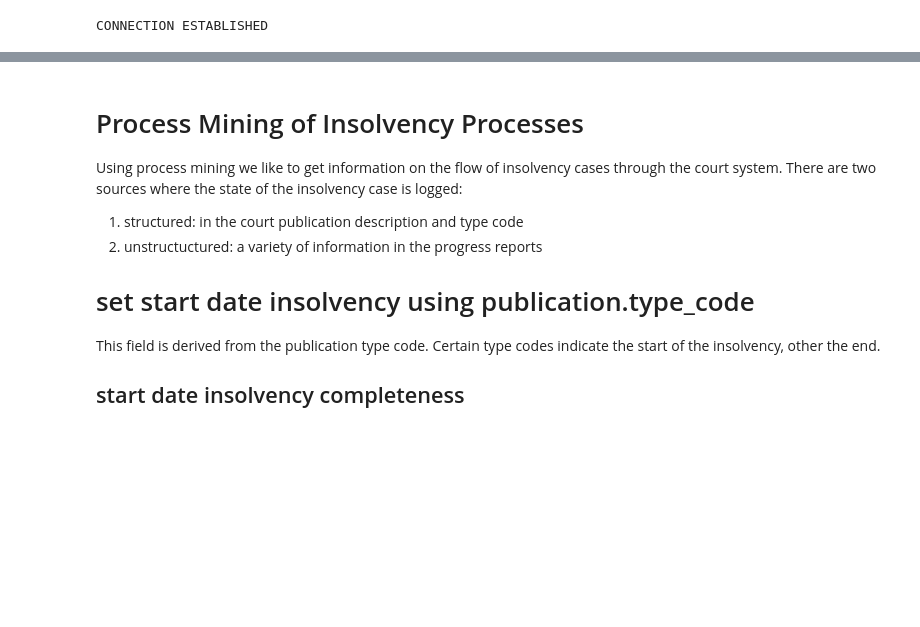
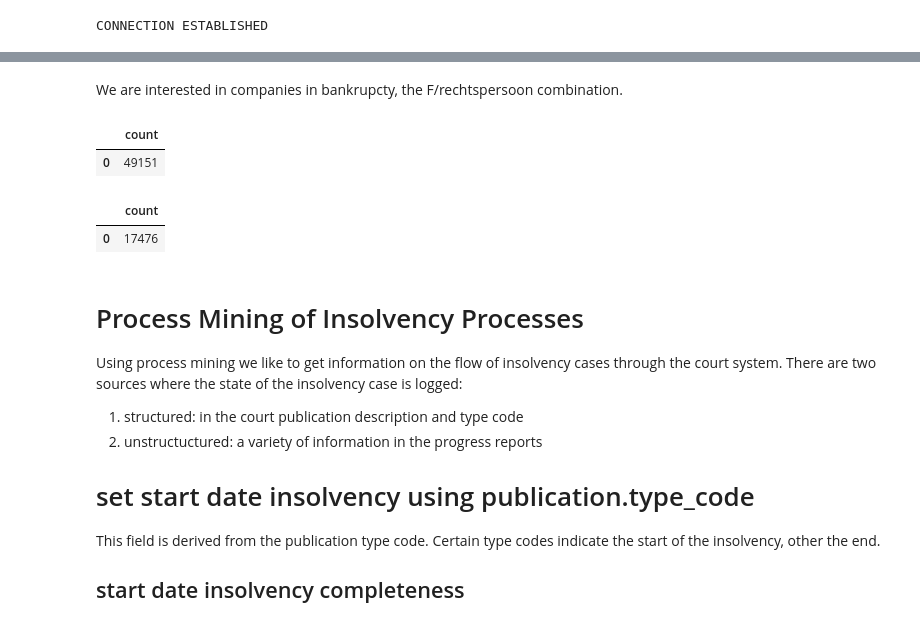
Before and after one commit to quantleap/is-ds-thesis, a Jupyter notebook: notebooks/Insolvents - dataset description.ipynb, the cells around one changed output, grey strips where cells are left out. Drawn from its saved outputs; the diff is of its cells as text; code cells hidden in the pictures; blank space fills up the shorter version.

```diff
--- a/notebooks/Insolvents - dataset description.ipynb
+++ b/notebooks/Insolvents - dataset description.ipynb
@@ -30,3 +54,19 @@ CONNECTION ESTABLISHED
+# %% [markdown]
+We are interested in companies in bankrupcty, the F/rechtspersoon combination.
+# %%
+# use views that filter F/rechtspersoon
+sql = """select count(*) from company_bankrupt_insolvents_view;"""
+pd.read_sql(sql, con)
+# %% [output]
+|  | count |
+| 0 | 49151 |
+# %%
+# .. of which currently active
+sql = """select count(*) from active_company_bankrupt_insolvents_view;"""
+pd.read_sql(sql, con)
+# %% [output]
+|  | count |
+| 0 | 17476 |
 # %% [markdown]
 # Process Mining of Insolvency Processes
 Using process mining we like to get information on the flow of insolvency cases through the court system.
```
Also changed, not shown: parts of 15 cells of this notebook, 13 other files.
